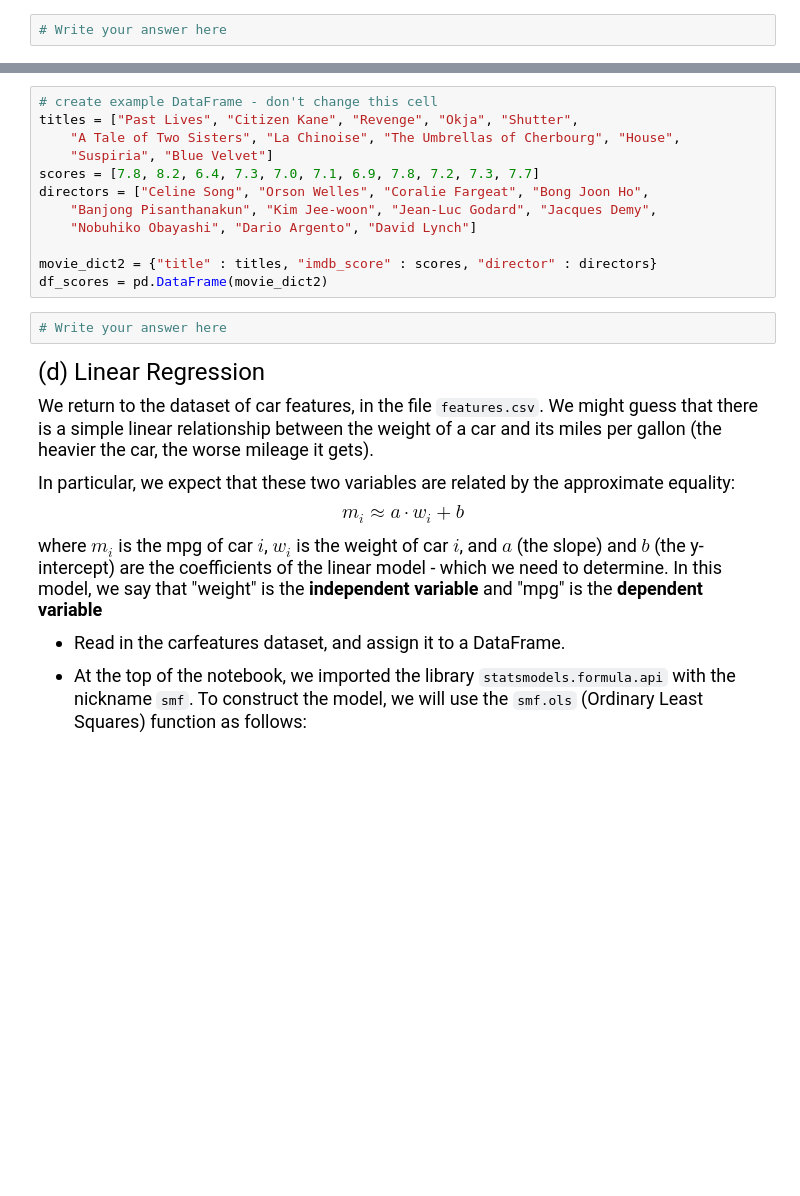
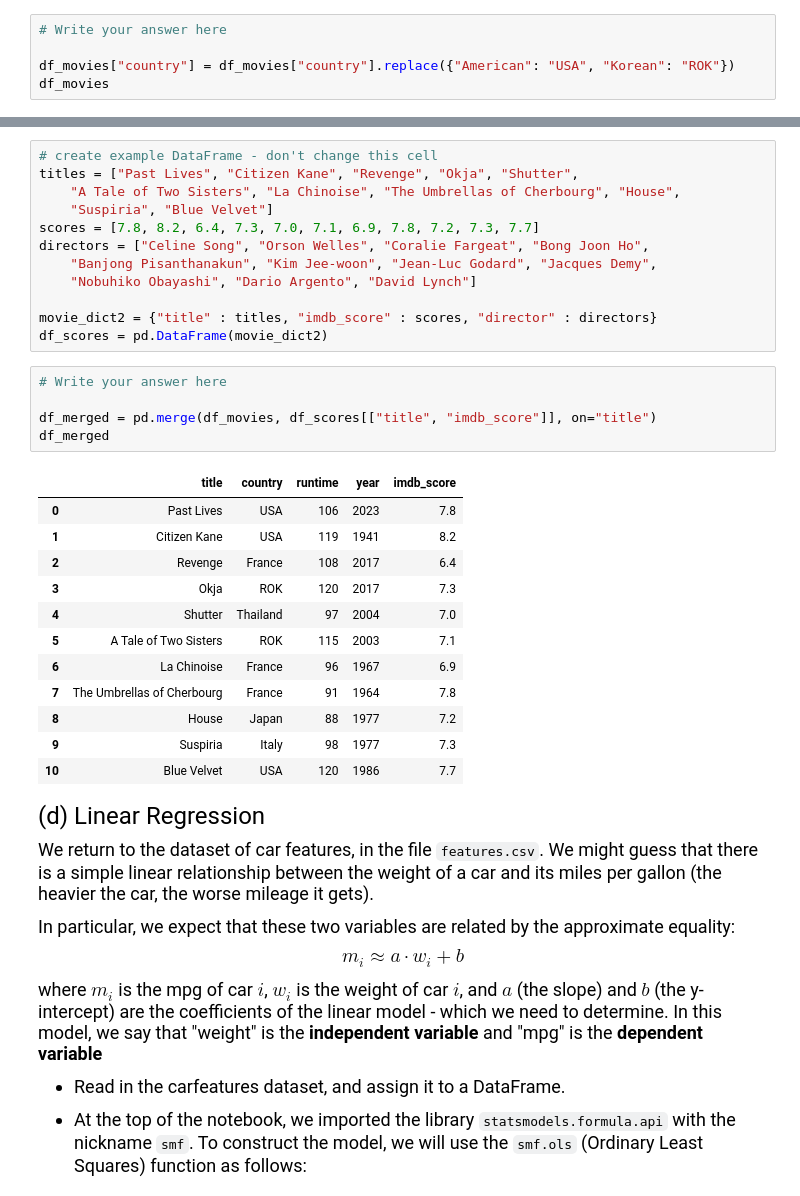
Before and after one commit to yjprk/datasci151spring2026, a Jupyter notebook: _assignments/assignment_8/Assignment8.ipynb, the cells around one changed output, grey strips where cells are left out. Saved outputs shown, nothing was run; the diff lists cells and outputs as text; blank space fills up the shorter version.

```diff
--- a/_assignments/assignment_8/Assignment8.ipynb
+++ b/_assignments/assignment_8/Assignment8.ipynb
@@ -110,3 +139,6 @@ movie_dict = {"title" : titles, "country" : country, "runtime" : runtime, "year"
 df_movies = pd.DataFrame(movie_dict)
 # %%
 # Write your answer here
+
+df_movies["country"] = df_movies["country"].replace({"American": "USA", "Korean": "ROK"})
+df_movies
@@ -143,6 +188,22 @@ movie_dict2 = {"title" : titles, "imdb_score" : scores, "director" : directors}
 df_scores = pd.DataFrame(movie_dict2)
 # %%
 # Write your answer here
+
+df_merged = pd.merge(df_movies, df_scores[["title", "imdb_score"]], on="title")
+df_merged
+# %% [output]
+|  | title | country | runtime | year | imdb_score |
+| 0 | Past Lives | USA | 106 | 2023 | 7.8 |
+| 1 | Citizen Kane | USA | 119 | 1941 | 8.2 |
+| 2 | Revenge | France | 108 | 2017 | 6.4 |
+| 3 | Okja | ROK | 120 | 2017 | 7.3 |
+| 4 | Shutter | Thailand | 97 | 2004 | 7.0 |
+| 5 | A Tale of Two Sisters | ROK | 115 | 2003 | 7.1 |
+| 6 | La Chinoise | France | 96 | 1967 | 6.9 |
+| 7 | The Umbrellas of Cherbourg | France | 91 | 1964 | 7.8 |
+| 8 | House | Japan | 88 | 1977 | 7.2 |
+| 9 | Suspiria | Italy | 98 | 1977 | 7.3 |
+| 10 | Blue Velvet | USA | 120 | 1986 | 7.7 |
 # %% [markdown]
 <font size = "5">
 
```
Also changed, not shown: parts of 7 cells of this notebook.
